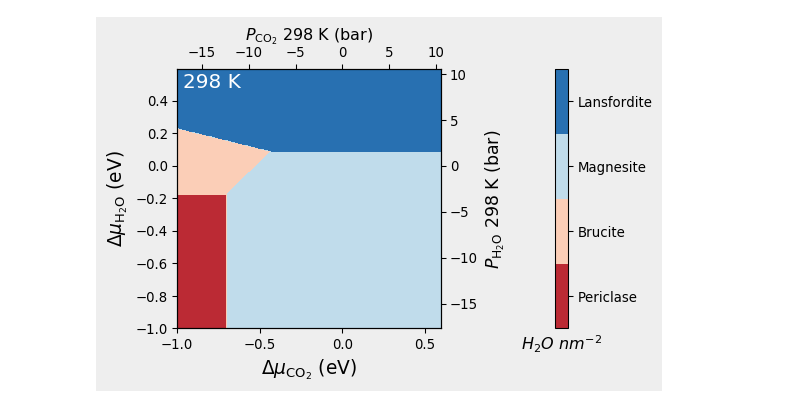
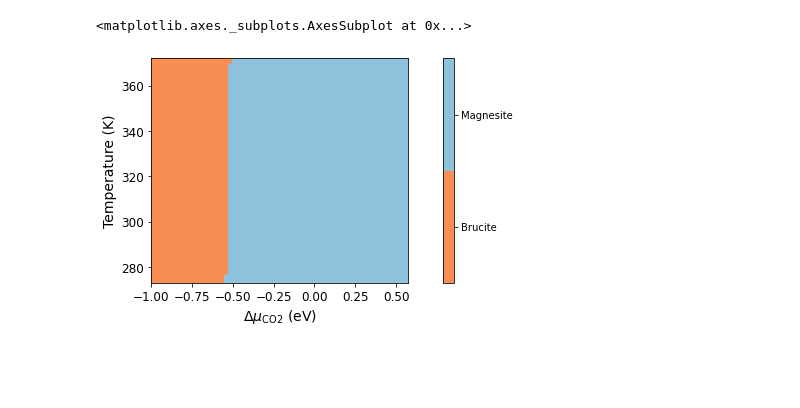
Before and after one commit to symmy596/SurfinPy, a Jupyter notebook: examples/Notebooks/Bulk/Tutorial_4.ipynb, the cells around one changed output. Cells and saved outputs as stored; diff of their text form; code cells hidden in the pictures; blank space fills up the shorter version.

Commit message:
Corrections

```diff
--- a/examples/Notebooks/Bulk/Tutorial_4.ipynb
+++ b/examples/Notebooks/Bulk/Tutorial_4.ipynb
@@ -17,3 +15,3 @@ temperature_range = [298, 299]
 # %%
-bulk = data.ReferenceDataSet(cation = 1, anion = 1, energy = -92.0, funits = 10, file = 'bulk_vib.yaml', entropy=True, temp_range=temperature_range)
+bulk = data.ReferenceDataSet(cation = 1, anion = 1, energy = -92.0, funits = 10, temp_range=temperature_range)
 # %%
@@ -52,15 +27,15 @@ y_energy=-12.83725889
-# %%
-CO2_exp = ut.fit_nist("CO2.txt")[298]
-Water_exp = ut.fit_nist("H2O.txt")[298]
-
-CO2_corrected = x_energy + CO2_exp
-Water_corrected = y_energy + Water_exp
-
-deltaX = {'Range': [ -1, 0.6],  'Label': 'CO_2'}
-deltaY = {'Range': [ -1, 0.6], 'Label': 'H_2O'}
+# %%
+deltaX = {'Range': [ -1, 0.6],  'Label': 'CO2'}
+deltaY = {'Range': [ 273, 373], 'Label': 'Temperature'}
+x_energy=-20.53412969
+y_energy=-12.83725889
+mu_z = 0
+# %%
+exp_x = ut.temperature_correction_range("CO2.txt", deltaY)
+exp_z = ut.temperature_correction_range("H2O.txt", deltaY)
 # %%
-temp_298 = bmvm.calculate(data, bulk, deltaX, deltaY, CO2_corrected, Water_corrected)
-#temp_298.plot_phase(output="seaborn_rdybu.png", set_style="seaborn-dark-palette", colourmap="RdYlBu")
-temp_298.plot_mu_p(temperature=298, set_style="fast", colourmap="RdBu")
+system = bmvt.calculate(data, bulk, deltaX, deltaY, x_energy, y_energy, mu_z, exp_x, exp_z)
+system.plot_mu_vs_t(set_style="seaborn-dark-palette", colourmap="RdYlBu")
 # %% [output]
+<matplotlib.axes._subplots.AxesSubplot at 0x...>
-[figure, old version]
+[figure, new version]
```
Also changed, not shown: parts of 13 cells of this notebook, 3 other files.
